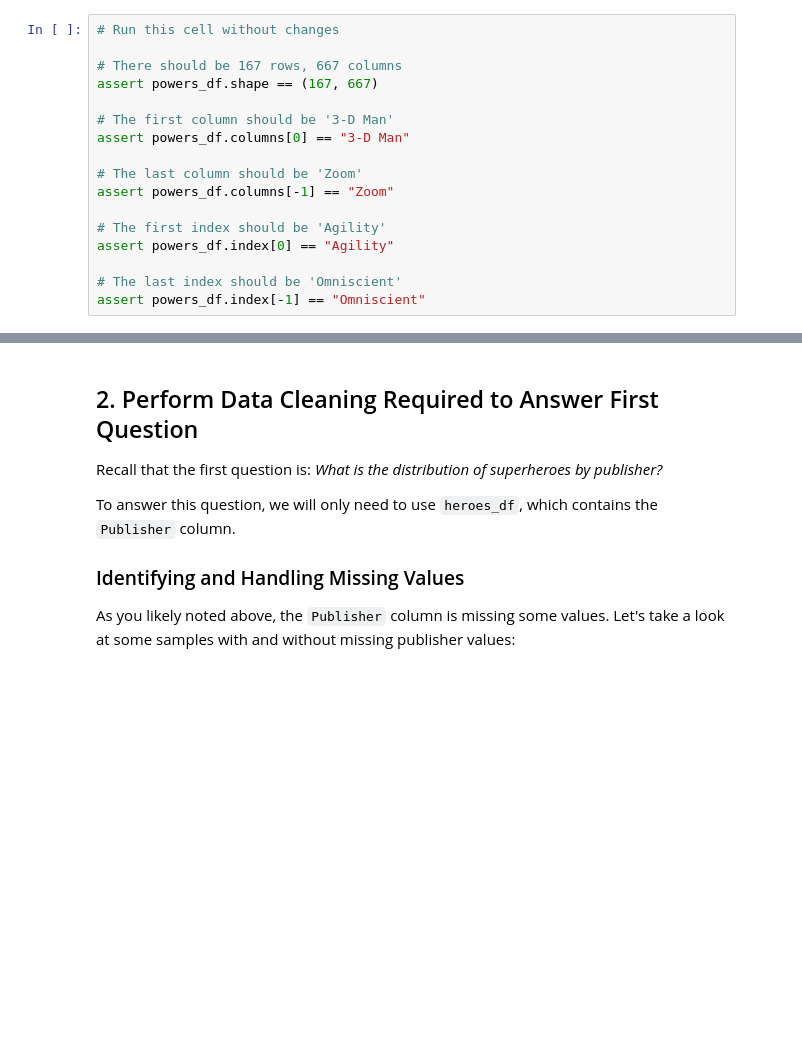
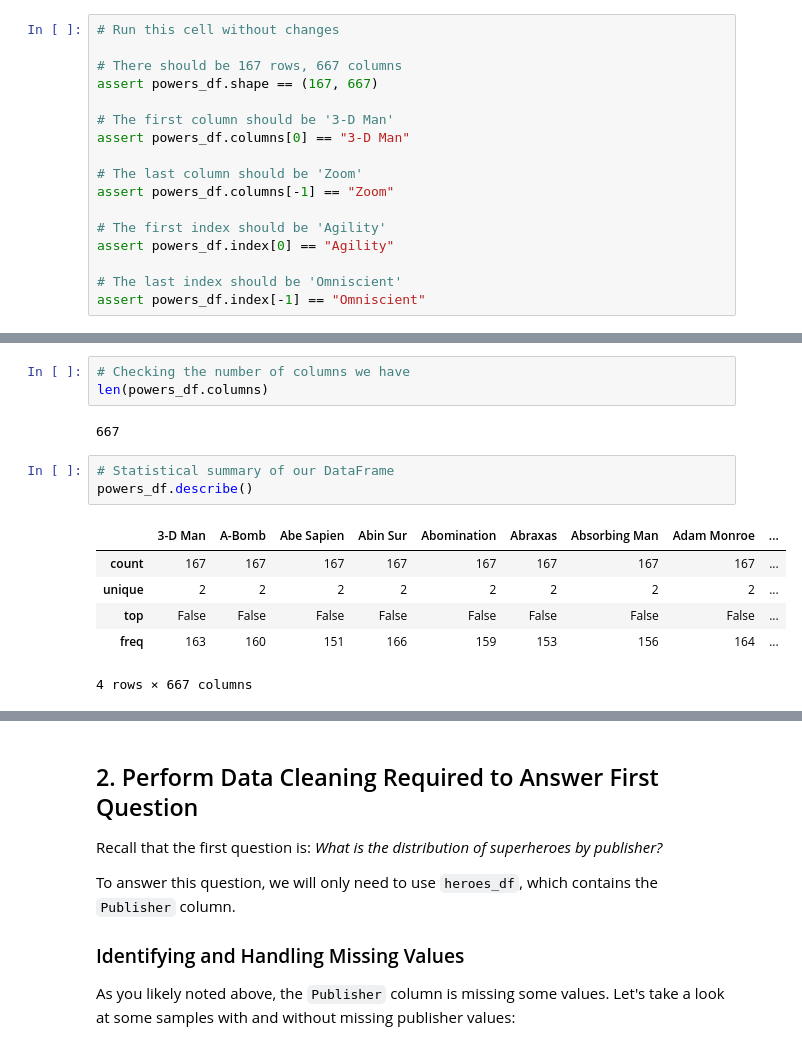
Before and after one commit to LemayianResiato/dsc-pandas-data-cleaning-lab, a Jupyter notebook: index.ipynb, the cells around one changed output, grey strips where cells are left out. Cells and saved outputs as stored; diff of their text form; blank space fills up the shorter version.

```diff
--- a/index.ipynb
+++ b/index.ipynb
@@ -256,0 +321,15 @@ assert powers_df.index[-1] == "Omniscient"
+# %%
+# Checking the number of columns we have
+len(powers_df.columns)
+# %% [output]
+667
+# %%
+# Statistical summary of our DataFrame
+powers_df.describe()
+# %% [output]
+|  | 3-D Man | A-Bomb | Abe Sapien | Abin Sur | Abomination | Abraxas | Absorbing Man | Adam Monroe | ... |
+| count | 167 | 167 | 167 | 167 | 167 | 167 | 167 | 167 | ... |
+| unique | 2 | 2 | 2 | 2 | 2 | 2 | 2 | 2 | ... |
+| top | False | False | False | False | False | False | False | False | ... |
+| freq | 163 | 160 | 151 | 166 | 159 | 153 | 156 | 164 | ... |
+4 rows × 667 columns
```
Also changed, not shown: parts of 41 cells of this notebook.
